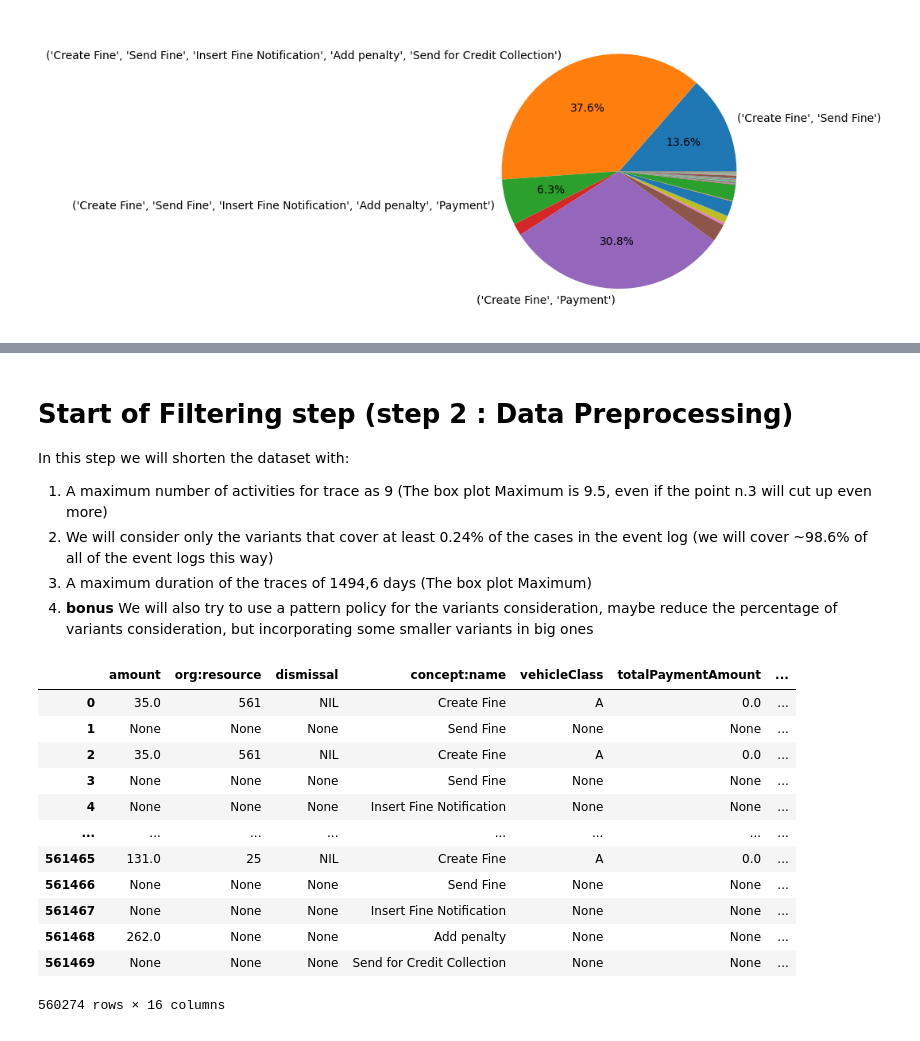
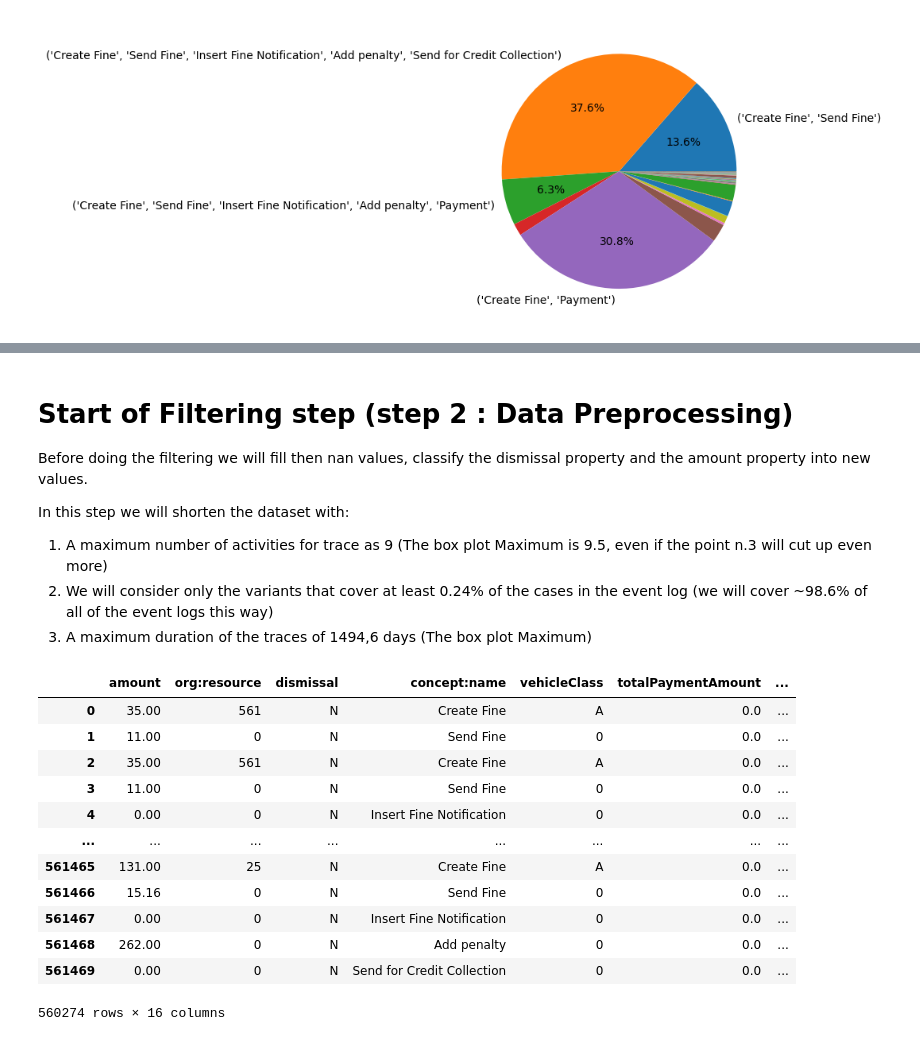
Before and after one commit to roccobalocco/AvodingTrafficFines, a Jupyter notebook: Notebooks/data_processing.ipynb, the cells around one changed output, grey strips where cells are left out. Drawn from its saved outputs; the diff is of its cells as text; code cells hidden in the pictures.

```diff
--- a/Notebooks/data_processing.ipynb
+++ b/Notebooks/data_processing.ipynb
@@ -54,10 +54,8 @@ print("Start activities: {}\nEnd activities: {}".format(start_activities, end_ac
 Start activities: {'Create Fine': 150370}
 End activities: {'Send Fine': 20755, 'Send for Credit Collection': 58997, 'Payment': 67201, 'Send Appeal to Prefecture': 3144, 'Appeal to Judge': 134, 'Notify Result Appeal to Offender': 86, 'Receive  ...
 # %%
-# Replacing the nan values with None for practice reason, not worth to remove the rows  because they are not many and the dataset will be ruined or useless
-original_event_log.fillna("None", inplace=True)
 activities_number = original_event_log.get("concept:name").value_counts()
 bars = plt.barh(activities_number.index, activities_number.values)
-plt.bar_label(bars, labels=['%' + '%.2f'%((x/original_event_log.get("concept:name").count())*100) for x in bars.datavalues])
+plt.bar_label(bars, labels=[str('%.2f'%((x/original_event_log.get("concept:name").count())*100)+'%') for x in bars.datavalues])
 plt.show()
 # %% [output]
@@ -138,30 +136,56 @@ max      2050.000000
 Name: count, dtype: float64
 # %% [markdown]
 # Start of Filtering step (step 2 : Data Preprocessing)
+
+Before doing the filtering we will fill then nan values, classify the dismissal property and the amount property into new values.
 
 In this step we will shorten the dataset with:
 
 1. A maximum number of activities for trace as 9 (The box plot Maximum is 9.5, even if the point n.3 will cut up even more)
 2. We will consider only the variants that cover at least 0.24% of the cases in the event log (we will cover ~98.6% of all of the event logs this way)
 3. A maximum duration of the traces of 1494,6 days (The box plot Maximum)
-4. **bonus** We will also try to use a pattern policy for the variants consideration, maybe reduce the percentage of variants consideration, but incorporating some smaller variants in big ones
+# %%
+# Replacing the nan values with None for practice reason, not worth to remove the rows  because they are not many and the dataset will be ruined or useless
+def classify_dismissal(row):
+    if row['dismissal'] in ['#','G']:
+        return 'Y'
+    elif pd.isna(row['dismissal']) or row['dismissal'] == 'NIL':
+        return 'N'
+    else:
+        return '?'
+dismissal_event_log = original_event_log
+dismissal_event_log['dismissal'] = dismissal_event_log.apply(classify_dismissal, axis=1)
+# %%
+def classify_amounts(row):
+    if row['concept:name'] == 'Create Fine' or row['concept:name'] == 'Add penalty':
+        return row ['amount']
+    elif row ['concept:name'] == 'Send Fine':
+        return row['expense']
+    elif row ['concept:name'] == 'Payment':
+        return row['paymentAmount']
+    else:
+        return 0
+amounts_event_log = dismissal_event_log
+amounts_event_log['amount'] = amounts_event_log.apply(classify_amounts, axis=1)
+# %%
+amounts_event_log=amounts_event_log.fillna(0)
 # %%
 # 1 Filtering for number of activities
-filtered_log = pm4py.filter_case_size(original_event_log, 1, 9)
+filtered_log = pm4py.filter_case_size(amounts_event_log, 1, 9)
 filtered_log
 # %% [output]
 |  | amount | org:resource | dismissal | concept:name | vehicleClass | totalPaymentAmount | ... |
-| 0 | 35.0 | 561 | NIL | Create Fine | A | 0.0 | ... |
-| 1 | None | None | None | Send Fine | None | None | ... |
-| 2 | 35.0 | 561 | NIL | Create Fine | A | 0.0 | ... |
-| 3 | None | None | None | Send Fine | None | None | ... |
-| 4 | None | None | None | Insert Fine Notification | None | None | ... |
+| 0 | 35.00 | 561 | N | Create Fine | A | 0.0 | ... |
+| 1 | 11.00 | 0 | N | Send Fine | 0 | 0.0 | ... |
+| 2 | 35.00 | 561 | N | Create Fine | A | 0.0 | ... |
+| 3 | 11.00 | 0 | N | Send Fine | 0 | 0.0 | ... |
+| 4 | 0.00 | 0 | N | Insert Fine Notification | 0 | 0.0 | ... |
 | ... | ... | ... | ... | ... | ... | ... | ... |
-| 561465 | 131.0 | 25 | NIL | Create Fine | A | 0.0 | ... |
-| 561466 | None | None | None | Send Fine | None | None | ... |
-| 561467 | None | None | None | Insert Fine Notification | None | None | ... |
-| 561468 | 262.0 | None | None | Add penalty | None | None | ... |
-| 561469 | None | None | None | Send for Credit Collection | None | None | ... |
+| 561465 | 131.00 | 25 | N | Create Fine | A | 0.0 | ... |
+| 561466 | 15.16 | 0 | N | Send Fine | 0 | 0.0 | ... |
+| 561467 | 0.00 | 0 | N | Insert Fine Notification | 0 | 0.0 | ... |
+| 561468 | 262.00 | 0 | N | Add penalty | 0 | 0.0 | ... |
+| 561469 | 0.00 | 0 | N | Send for Credit Collection | 0 | 0.0 | ... |
 560274 rows × 16 columns
 # %%
 # 3 Filtering for the variants that cover at least 0.24% of the cases in the event log (we will cover ~98.6% of all of the event logs this way)
```
Also changed, not shown: parts of 21 cells of this notebook, 29 other files.
